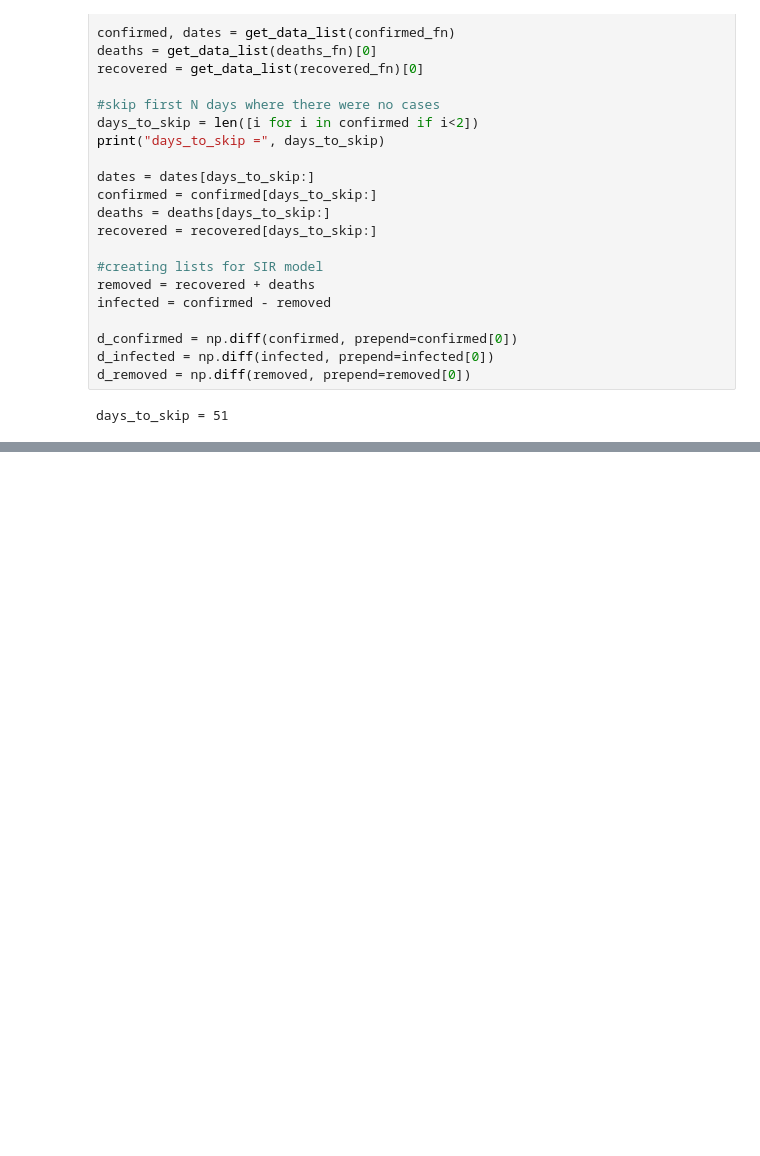
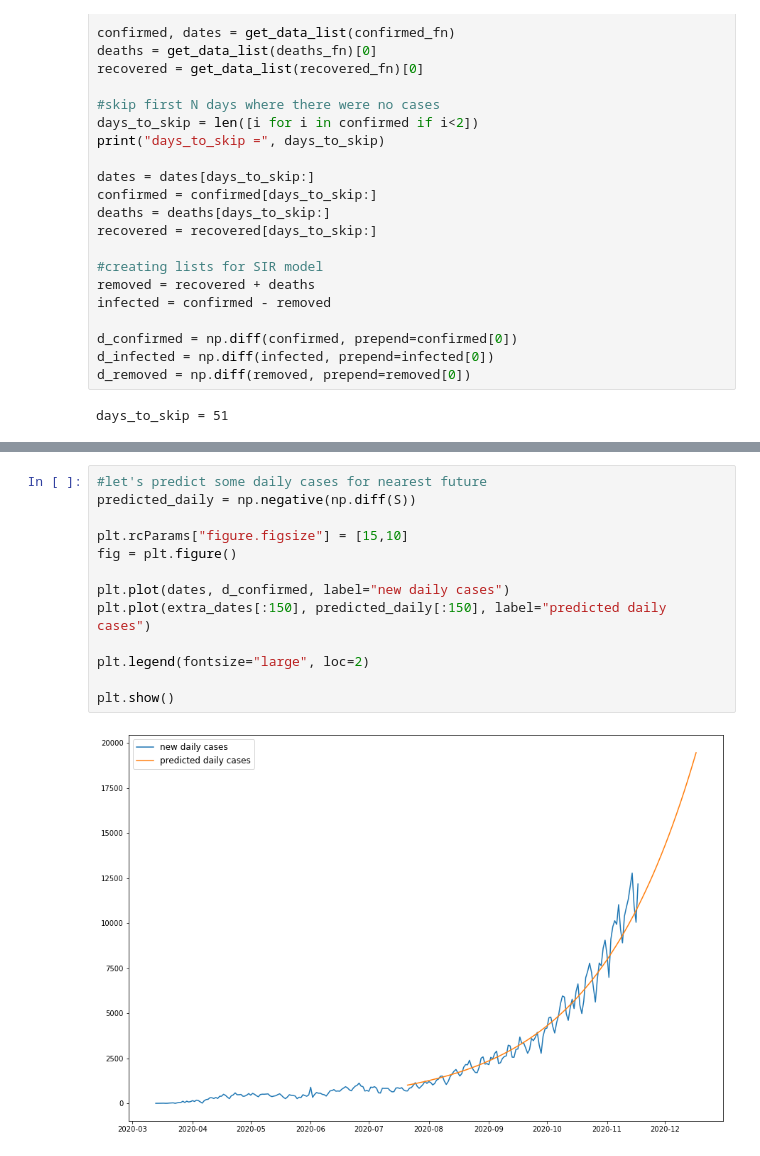
Before and after one commit to FelisLynx/corona_predictor, a Jupyter notebook: corona_predictor_SIR.ipynb, the cells around one changed output, grey strips where cells are left out. Cells and saved outputs as stored; diff of their text form; blank space fills up the shorter version.

Commit message:
added daily cases prediction for nearest future

```diff
--- a/corona_predictor_SIR.ipynb
+++ b/corona_predictor_SIR.ipynb
@@ -400,0 +424,15 @@ plt.show()
+# %%
+#let's predict some daily cases for nearest future
+predicted_daily = np.negative(np.diff(S))
+
+plt.rcParams["figure.figsize"] = [15,10]
+fig = plt.figure()
+
+plt.plot(dates, d_confirmed, label="new daily cases")
+plt.plot(extra_dates[:150], predicted_daily[:150], label="predicted daily cases")
+
+plt.legend(fontsize="large", loc=2)
+
+plt.show()
+# %% [output]
+[figure, added]
```
Also changed, not shown: parts of 13 cells of this notebook.
